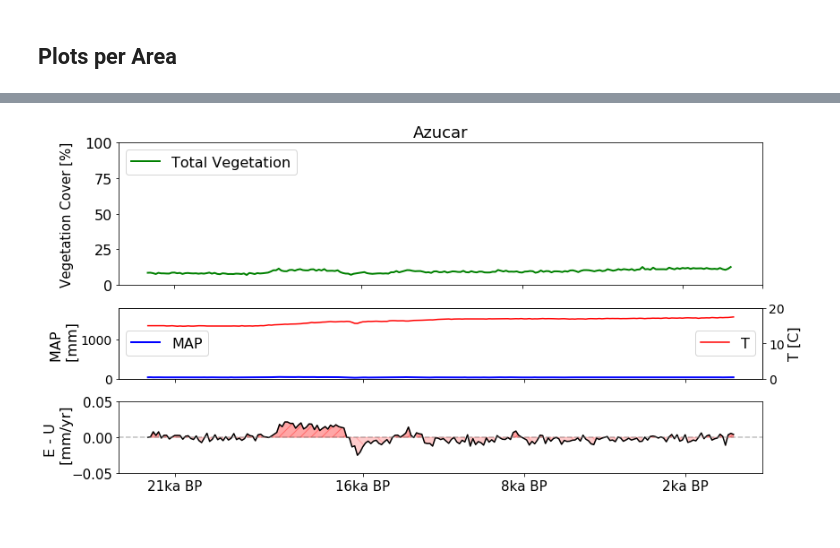
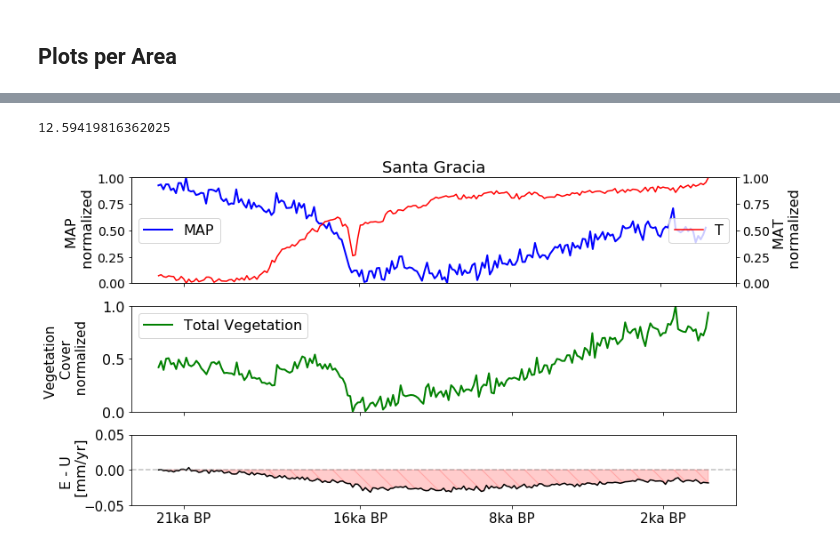
Before and after one commit to ManuSchmi88/paper_2_analysis, a Jupyter notebook: individual_plant_types/Results/coupled/load_nc_from_harddrive.ipynb, the cells around one changed output, grey strips where cells are left out. Cells and saved outputs as stored; diff of their text form; code cells hidden in the pictures.

```diff
--- a/individual_plant_types/Results/coupled/load_nc_from_harddrive.ipynb
+++ b/individual_plant_types/Results/coupled/load_nc_from_harddrive.ipynb
@@ -436,3 +612,7 @@ nahuelbuta_vegi_cum = [np.sum([t,s,g]) for t,s,g in zip(nahuelbuta_trees, nahuel
+# %%
+max(azucar_vegi_cum)
+# %% [output]
+12.59419816362025
 # %%
 x1 = [1000, 8000, 14000, 20000, 23000]
 labels = ['21ka BP','16ka BP','8ka BP','2ka BP', 'PD']
@@ -440,59 +620,59 @@ labels = ['21ka BP','16ka BP','8ka BP','2ka BP', 'PD']
 fig,ax = plt.subplots(nrows = 3,
                       ncols = 1,
                       figsize = [12,6],
-                      gridspec_kw = {'height_ratios' : [2,1,1] },
+                      gridspec_kw = {'height_ratios' : [1.5,1.5,1] },
                       sharex = True)
 
 
 #AZUCAR
-ax[0].set_title('Azucar', fontsize = 18)
-ax[0].plot(time_vector, azucar_vegi_cum, 'g', label = 'Total Vegetation', linewidth = 2)
-ax[0].axes.tick_params(labelsize = 16)
-ax[0].legend(loc = 'upper left', fontsize = 16)
-ax[0].set_ylim(0,100)
-ax[0].set_ylabel('Vegetation Cover [%]', fontsize = 15)
-ax[0].get_yaxis().set_label_coords(-0.07,0.5)
+ax[0].set_title('Santa Gracia', fontsize = 18)
+ax[1].plot(time_vector, santa_gracia_vegi_cum_normalize, 'g', label = 'Total Vegetation', linewidth = 2)
+ax[1].axes.tick_params(labelsize = 16)
+ax[1].legend(loc = 'upper left', fontsize = 16)
+ax[1].set_ylim(0,1)
+ax[1].set_ylabel('Vegetation \n Cover \n normalized', fontsize = 15)
+ax[1].get_yaxis().set_label_coords(-0.07,0.5)
 
 
-ax[1].plot(time_vector, azucar_rain, 'b', label = 'MAP', linewidth = 2)
-ax[1].legend(loc = 'center left', fontsize = 16)
-ax[1].axes.tick_params(labelsize = 14)
-ax[1].set_ylim(0, 1800)
-ax[1].set_ylabel('MAP \n [mm]', fontsize = 16)
-ax[1].get_yaxis().set_label_coords(-0.06,0.5)
+ax[0].plot(time_vector, santa_gracia_rain_normalize, 'b', label = 'MAP', linewidth = 2)
+ax[0].legend(loc = 'center left', fontsize = 16)
+ax[0].axes.tick_params(labelsize = 14)
+ax[0].set_ylim(0, 1)
+ax[0].set_ylabel('MAP \n normalized', fontsize = 16)
+ax[0].get_yaxis().set_label_coords(-0.06,0.5)
 
-ax1_y = ax[1].twinx()
-ax1_y.plot(time_vector, dataDict['az']['temp'][1:],'r', label = 'T')
-ax1_y.set_ylim(0,20)
+ax1_y = ax[0].twinx()
+ax1_y.plot(time_vector, santa_gracia_temp_normalize,'r', label = 'T')
+ax1_y.set_ylim(0,1)
 ax1_y.axes.tick_params(labelsize = 14)
-ax1_y.set_ylabel('T [C]', fontsize = 16)
+ax1_y.set_ylabel('MAT \n normalized', fontsize = 16)
 ax1_y.legend(loc = 'center right', fontsize = 16)
 
 
-ax[2].plot(time_vector, [e-.1 for e in azucar_erosion], 'k', linewidth = 1.5)
+ax[2].plot(time_vector, [e-.1 for e in santa_gracia_erosion], 'k', linewidth = 1.5)
 ax[2].axes.tick_params(labelsize = 15)
 ax[2].set_ylim(-0.05,0.05)
 ax[2].set_ylabel('E - U \n [mm/yr]', fontsize = 16)
 ax[2].axhline(0, color = 'grey', linestyle = '--', alpha = 0.5)
 ax[2].get_yaxis().set_label_coords(-0.07,0.5)
 
-e_minus_u = [e-.1 for e in azucar_erosion]
+e_minus_u = [e-.1 for e in santa_gracia_erosion]
 ax[2].fill_between(time_vector, 0, e_minus_u,
                    where = e_minus_u > np.zeros(np.shape(e_minus_u)),
                    color = 'red',
                    hatch = '//',
                    alpha = 0.35)
 ax[2].fill_between(time_vector, 0, e_minus_u,
                    where = e_minus_u < np.zeros(np.shape(e_minus_u)),
                    color = 'red',
                    hatch = '\\',
                    alpha = 0.2)
 
 ax[0].set_xticks(x1)
 ax[0].set_xticklabels(labels)
 
 plt.tight_layout()
 
-plt.savefig('azucar_total_veg_map_erosion.png')
+plt.savefig('santa_gracia_total_veg_map_erosion.png')
 # %% [output]
-[figure, old version]
+[figure, new version]
```
Also changed, not shown: parts of 9 cells of this notebook, 21 other files.
